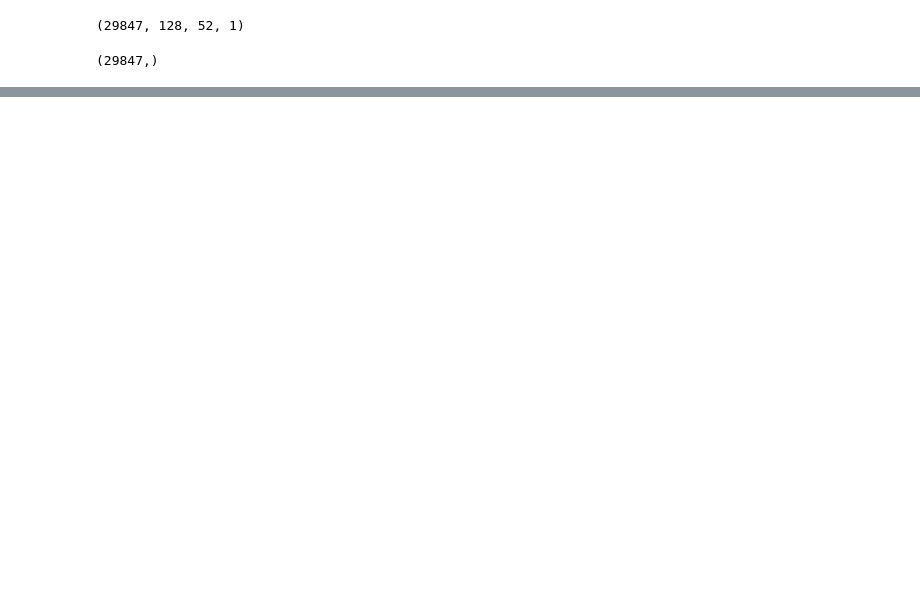
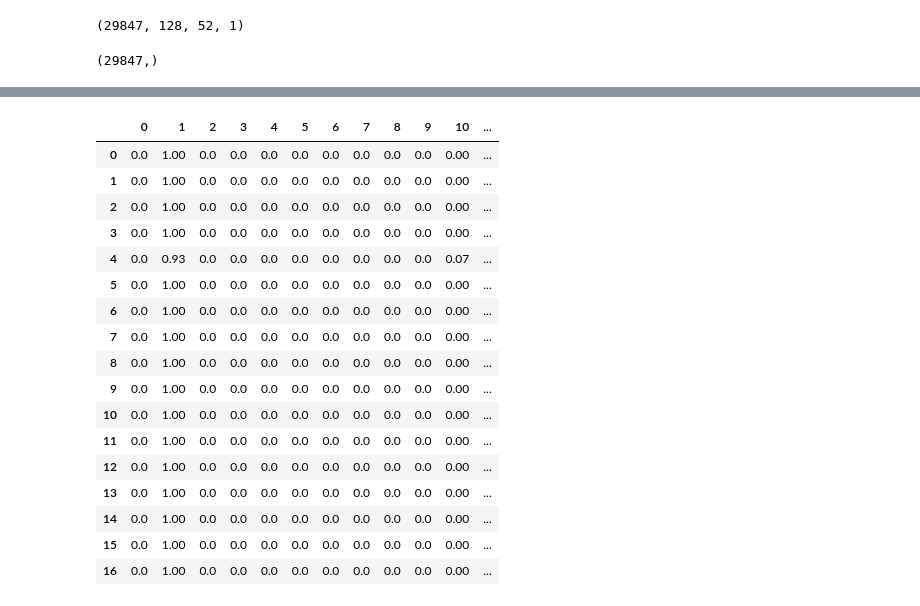
Before and after one commit to xaeoee/ClapNet, a Jupyter notebook: data_preprocessing.ipynb, the cells around one changed output, grey strips where cells are left out. Drawn from its saved outputs; the diff is of its cells as text; code cells hidden in the pictures; blank space fills up the shorter version.

```diff
--- a/data_preprocessing.ipynb
+++ b/data_preprocessing.ipynb
@@ -172,3 +182,7 @@ dependent = np.load('y_train.npy')
 dependent.shape
 # %% [output]
 (29847,)
+# %%
+dependent = pd.get_dummies(dependent)
+dependent = dependent.astype(int)
+dependent.shape
@@ -174,0 +207,17 @@ dependent.shape
+# %%
+import tensorflow as tf
+
+# Define the model
+X = tf.keras.layers.Input(shape=[128, 52, 1])
+H = tf.keras.layers.Conv2D(3, kernel_size=5, activation='swish')(X)
+H = tf.keras.layers.Conv2D(6, kernel_size=5, activation='swish')(H)
+H = tf.keras.layers.Flatten()(H)
+H = tf.keras.layers.Dense(84, activation='swish')(H)
+Y = tf.keras.layers.Dense(12, activation='softmax')(H)
+
+model = tf.keras.models.Model(X, Y)
+
+# Compile the model
+model.compile(loss='categorical_crossentropy', metrics=['accuracy'])
+# %%
+model.fit(independent, dependent, epochs=10)
@@ -174,0 +246,4 @@ dependent.shape
+# %%
+pred = model.predict(independent[3483:3500])
+pd.DataFrame(pred).round(2)
+# %% [output]
@@ -174,0 +251,18 @@ dependent.shape
+|  | 0 | 1 | 2 | 3 | 4 | 5 | 6 | 7 | 8 | 9 | 10 | ... |
+| 0 | 0.0 | 1.00 | 0.0 | 0.0 | 0.0 | 0.0 | 0.0 | 0.0 | 0.0 | 0.0 | 0.00 | ... |
+| 1 | 0.0 | 1.00 | 0.0 | 0.0 | 0.0 | 0.0 | 0.0 | 0.0 | 0.0 | 0.0 | 0.00 | ... |
+| 2 | 0.0 | 1.00 | 0.0 | 0.0 | 0.0 | 0.0 | 0.0 | 0.0 | 0.0 | 0.0 | 0.00 | ... |
+| 3 | 0.0 | 1.00 | 0.0 | 0.0 | 0.0 | 0.0 | 0.0 | 0.0 | 0.0 | 0.0 | 0.00 | ... |
+| 4 | 0.0 | 0.93 | 0.0 | 0.0 | 0.0 | 0.0 | 0.0 | 0.0 | 0.0 | 0.0 | 0.07 | ... |
+| 5 | 0.0 | 1.00 | 0.0 | 0.0 | 0.0 | 0.0 | 0.0 | 0.0 | 0.0 | 0.0 | 0.00 | ... |
+| 6 | 0.0 | 1.00 | 0.0 | 0.0 | 0.0 | 0.0 | 0.0 | 0.0 | 0.0 | 0.0 | 0.00 | ... |
+| 7 | 0.0 | 1.00 | 0.0 | 0.0 | 0.0 | 0.0 | 0.0 | 0.0 | 0.0 | 0.0 | 0.00 | ... |
+| 8 | 0.0 | 1.00 | 0.0 | 0.0 | 0.0 | 0.0 | 0.0 | 0.0 | 0.0 | 0.0 | 0.00 | ... |
+| 9 | 0.0 | 1.00 | 0.0 | 0.0 | 0.0 | 0.0 | 0.0 | 0.0 | 0.0 | 0.0 | 0.00 | ... |
+| 10 | 0.0 | 1.00 | 0.0 | 0.0 | 0.0 | 0.0 | 0.0 | 0.0 | 0.0 | 0.0 | 0.00 | ... |
+| 11 | 0.0 | 1.00 | 0.0 | 0.0 | 0.0 | 0.0 | 0.0 | 0.0 | 0.0 | 0.0 | 0.00 | ... |
+| 12 | 0.0 | 1.00 | 0.0 | 0.0 | 0.0 | 0.0 | 0.0 | 0.0 | 0.0 | 0.0 | 0.00 | ... |
+| 13 | 0.0 | 1.00 | 0.0 | 0.0 | 0.0 | 0.0 | 0.0 | 0.0 | 0.0 | 0.0 | 0.00 | ... |
+| 14 | 0.0 | 1.00 | 0.0 | 0.0 | 0.0 | 0.0 | 0.0 | 0.0 | 0.0 | 0.0 | 0.00 | ... |
+| 15 | 0.0 | 1.00 | 0.0 | 0.0 | 0.0 | 0.0 | 0.0 | 0.0 | 0.0 | 0.0 | 0.00 | ... |
+| 16 | 0.0 | 1.00 | 0.0 | 0.0 | 0.0 | 0.0 | 0.0 | 0.0 | 0.0 | 0.0 | 0.00 | ... |
```
Also changed, not shown: parts of 7 cells of this notebook.
